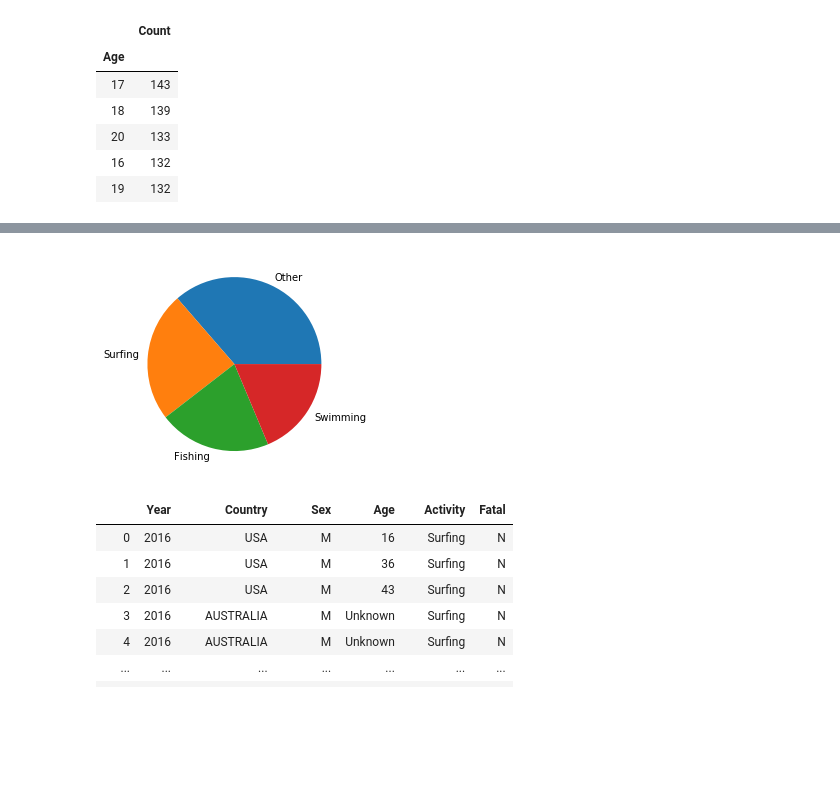
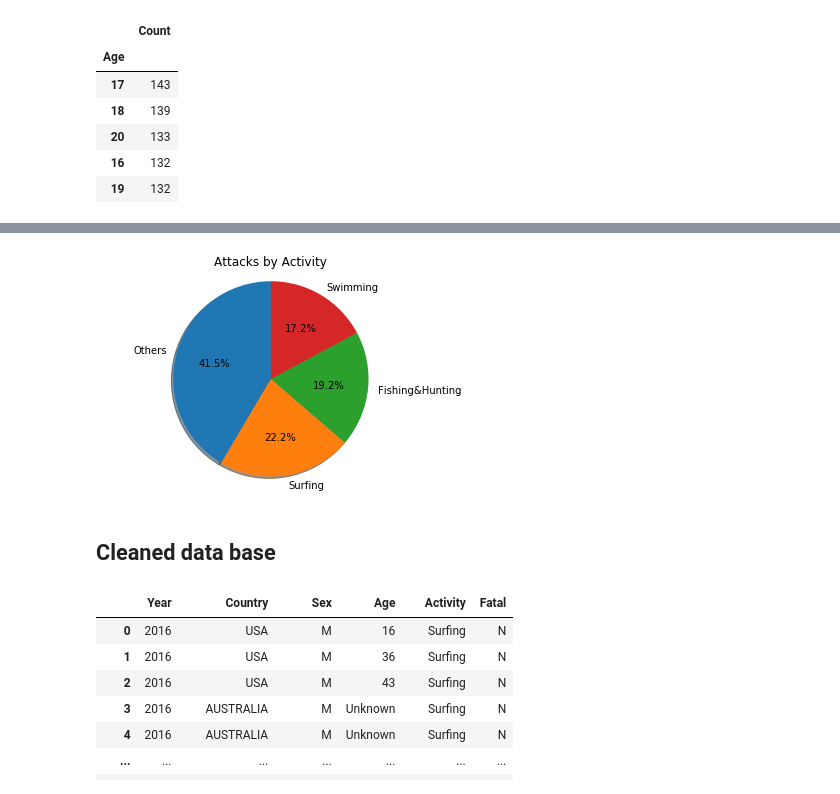
Before and after one commit to jgph91/Average-victim-of-shark-attacks-WW, a Jupyter notebook: Sharks attacks.ipynb, the cells around one changed output, grey strips where cells are left out. Cells and saved outputs as stored; diff of their text form; code cells hidden in the pictures; blank space fills up the shorter version.

Commit message:
improved pie charts and cleaning functions in main file

```diff
--- a/Sharks attacks.ipynb
+++ b/Sharks attacks.ipynb
@@ -223,0 +127,4 @@ See the caveats in the documentation: http://pandas.pydata.org/pandas-docs/stabl
+# %%
+df["Country"]= df["Country"].fillna("Unknown")
+df["Country"] = df["Country"].str.strip()
+print(df["Country"].value_counts().sort_values(ascending = False))
@@ -239,36 +213,3 @@ age_table.head(5)
 | 20 | 133 |
 | 16 | 132 |
 | 19 | 132 |
-# %%
-#Cleaning the "activity" column
-
-df["Activity"]= df["Activity"].fillna("Unknown")
-set(df["Activity"])
-lst = []
-
-for e in df["Activity"]:
-    if re.search(r"surf|Surf",e):
-        e = "Surfing"
-        lst.append(e)
-    elif re.search(r"swim|Swim",e):
-        e = "Swimming"
-        lst.append(e)
-    elif re.search(r"fishi|Fishi",e):
-        e = "Fishing"
-        lst.append(e)
-    elif re.search(r"Unknown",e):
-        e = "Unknown"
-        lst.append(e)
-    else:
-        e = "Other"
-        lst.append(e)
-
-df["Activity"] = lst
-
-activity_table = df[["Activity","Year"]]
-activity_table = activity_table.rename(columns={"Year":"Count"})
-activity_table = activity_table[(activity_table["Activity"]!= "Unknown")]
-activity_table = activity_table.groupby(["Activity"]).count()
-activity_table = activity_table.sort_values(by = ["Count"],ascending = False)
-
-activity_table.head(5)
@@ -282,9 +290,15 @@ activity_table.head(5)
 # %%
 # Distribution of sharks attacks by activity
 
-activity_labels = ["Other","Surfing","Fishing","Swimming"]
-plt.pie(activity_table,labels = activity_labels)
+activity_labels = ["Others","Surfing","Fishing&Hunting","Swimming"]
+fig4, ax4 = plt.subplots()
+ax4.pie(activity_table,labels = activity_labels, autopct='%1.1f%%',
+        shadow=True, startangle=90)
+ax4.axis('equal')
+ax4.set_title('Attacks by Activity')
 plt.show()
 # %% [output]
-[figure, old version]
+[figure, new version]
+# %% [markdown]
+## Cleaned data base
 # %%
```
Also changed, not shown: parts of 43 cells of this notebook, 2 other files.
